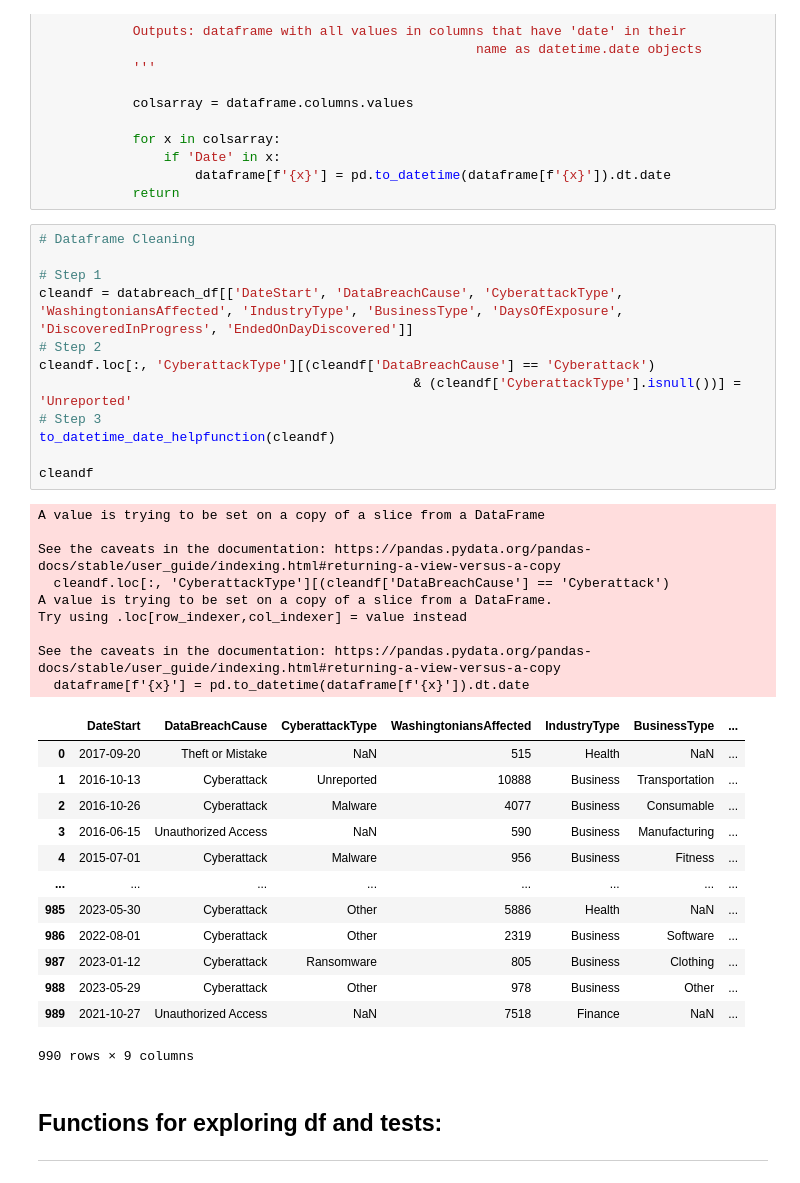
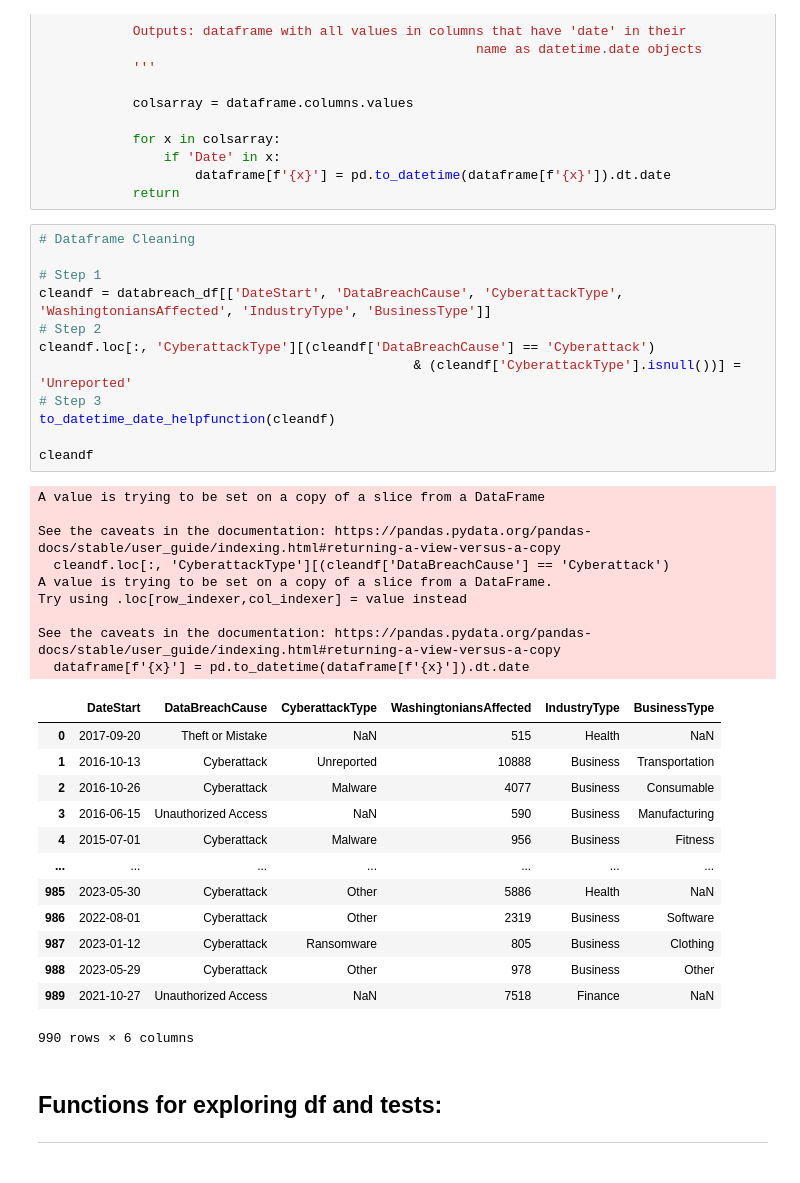
Before and after one commit to IsaacDaHanes/WA_Databreaches_Predictive_Analysis, a Jupyter notebook: notebooks/Revamped_EDA.ipynb, the cells around one changed output. Drawn from its saved outputs; the diff is of its cells as text.

```diff
--- a/notebooks/new_eda_nb.ipynb
+++ b/notebooks/Revamped_EDA.ipynb
@@ -91,38 +91,38 @@ def to_datetime_date_helpfunction(dataframe):
 # %%
 # Dataframe Cleaning
 
 # Step 1
-cleandf = databreach_df[['DateStart', 'DataBreachCause', 'CyberattackType', 'WashingtoniansAffected', 'IndustryType', 'BusinessType', 'DaysOfExposure', 'DiscoveredInProgress', 'EndedOnDayDiscovered']]
+cleandf = databreach_df[['DateStart', 'DataBreachCause', 'CyberattackType', 'WashingtoniansAffected', 'IndustryType', 'BusinessType']]
 # Step 2
 cleandf.loc[:, 'CyberattackType'][(cleandf['DataBreachCause'] == 'Cyberattack')
                                                 & (cleandf['CyberattackType'].isnull())] = 'Unreported'
 # Step 3
 to_datetime_date_helpfunction(cleandf)
 
 cleandf
 # %% [output]
 A value is trying to be set on a copy of a slice from a DataFrame
 
 See the caveats in the documentation: https://pandas.pydata.org/pandas-docs/stable/user_guide/indexing.html#returning-a-view-versus-a-copy
   cleandf.loc[:, 'CyberattackType'][(cleandf['DataBreachCause'] == 'Cyberattack')
 A value is trying to be set on a copy of a slice from a DataFrame.
 Try using .loc[row_indexer,col_indexer] = value instead
 
 See the caveats in the documentation: https://pandas.pydata.org/pandas-docs/stable/user_guide/indexing.html#returning-a-view-versus-a-copy
   dataframe[f'{x}'] = pd.to_datetime(dataframe[f'{x}']).dt.date
-|  | DateStart | DataBreachCause | CyberattackType | WashingtoniansAffected | IndustryType | BusinessType | ... |
-| 0 | 2017-09-20 | Theft or Mistake | NaN | 515 | Health | NaN | ... |
-| 1 | 2016-10-13 | Cyberattack | Unreported | 10888 | Business | Transportation | ... |
-| 2 | 2016-10-26 | Cyberattack | Malware | 4077 | Business | Consumable | ... |
-| 3 | 2016-06-15 | Unauthorized Access | NaN | 590 | Business | Manufacturing | ... |
-| 4 | 2015-07-01 | Cyberattack | Malware | 956 | Business | Fitness | ... |
-| ... | ... | ... | ... | ... | ... | ... | ... |
-| 985 | 2023-05-30 | Cyberattack | Other | 5886 | Health | NaN | ... |
-| 986 | 2022-08-01 | Cyberattack | Other | 2319 | Business | Software | ... |
-| 987 | 2023-01-12 | Cyberattack | Ransomware | 805 | Business | Clothing | ... |
-| 988 | 2023-05-29 | Cyberattack | Other | 978 | Business | Other | ... |
-| 989 | 2021-10-27 | Unauthorized Access | NaN | 7518 | Finance | NaN | ... |
+|  | DateStart | DataBreachCause | CyberattackType | WashingtoniansAffected | IndustryType | BusinessType |
+| 0 | 2017-09-20 | Theft or Mistake | NaN | 515 | Health | NaN |
+| 1 | 2016-10-13 | Cyberattack | Unreported | 10888 | Business | Transportation |
+| 2 | 2016-10-26 | Cyberattack | Malware | 4077 | Business | Consumable |
+| 3 | 2016-06-15 | Unauthorized Access | NaN | 590 | Business | Manufacturing |
+| 4 | 2015-07-01 | Cyberattack | Malware | 956 | Business | Fitness |
+| ... | ... | ... | ... | ... | ... | ... |
+| 985 | 2023-05-30 | Cyberattack | Other | 5886 | Health | NaN |
+| 986 | 2022-08-01 | Cyberattack | Other | 2319 | Business | Software |
+| 987 | 2023-01-12 | Cyberattack | Ransomware | 805 | Business | Clothing |
+| 988 | 2023-05-29 | Cyberattack | Other | 978 | Business | Other |
+| 989 | 2021-10-27 | Unauthorized Access | NaN | 7518 | Finance | NaN |
-990 rows × 9 columns
+990 rows × 6 columns
 # %% [markdown]
 ## Functions for exploring df and tests:
 ***
```
Also changed, not shown: 2 other files.
